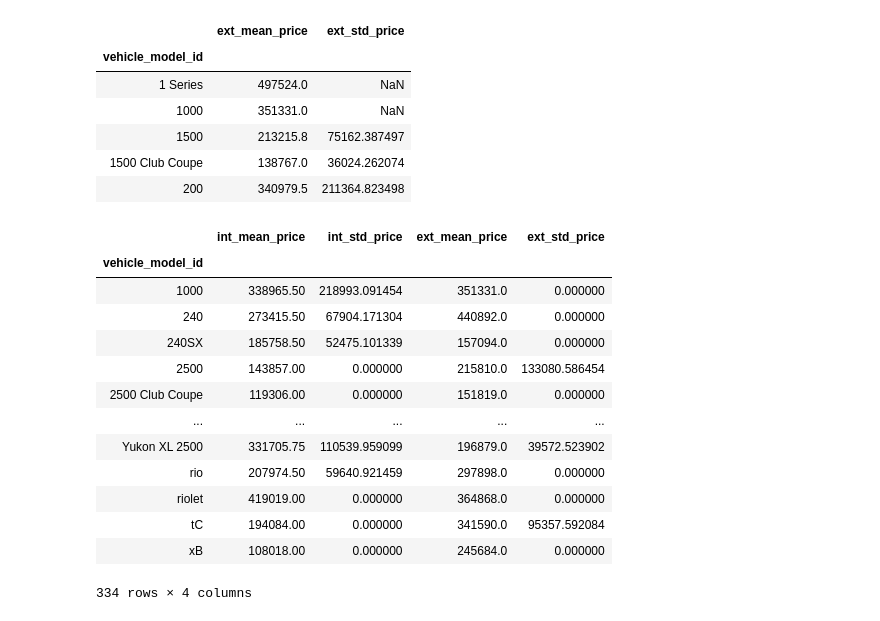
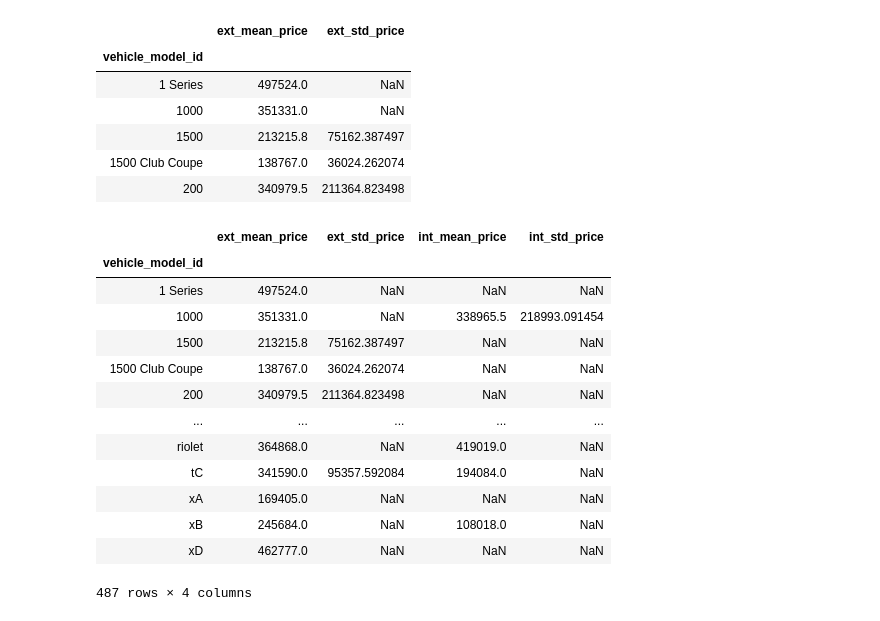
Before and after one commit to diegobalestieri/Datos---guias, a Jupyter notebook: Pandas/GuiaPandas.ipynb, the cells around one changed output. Cells and saved outputs as stored; diff of their text form; code cells hidden in the pictures.

```diff
--- a/Pandas/GuiaPandas.ipynb
+++ b/Pandas/GuiaPandas.ipynb
@@ -330,19 +330,19 @@ prom_desv_ext.head()
 | 1500 Club Coupe | 138767.0 | 36024.262074 |
 | 200 | 340979.5 | 211364.823498 |
 # %%
-pd.merge(left=prom_desv_int, right=prom_desv_ext, how="inner", on="vehicle_model_id").fillna(0)
+pd.merge(left=prom_desv_ext, right=prom_desv_int, how="left", on="vehicle_model_id")
 # %% [output]
-|  | int_mean_price | int_std_price | ext_mean_price | ext_std_price |
+|  | ext_mean_price | ext_std_price | int_mean_price | int_std_price |
 | vehicle_model_id |  |  |  |  |
-| 1000 | 338965.50 | 218993.091454 | 351331.0 | 0.000000 |
-| 240 | 273415.50 | 67904.171304 | 440892.0 | 0.000000 |
-| 240SX | 185758.50 | 52475.101339 | 157094.0 | 0.000000 |
-| 2500 | 143857.00 | 0.000000 | 215810.0 | 133080.586454 |
-| 2500 Club Coupe | 119306.00 | 0.000000 | 151819.0 | 0.000000 |
+| 1 Series | 497524.0 | NaN | NaN | NaN |
+| 1000 | 351331.0 | NaN | 338965.5 | 218993.091454 |
+| 1500 | 213215.8 | 75162.387497 | NaN | NaN |
+| 1500 Club Coupe | 138767.0 | 36024.262074 | NaN | NaN |
+| 200 | 340979.5 | 211364.823498 | NaN | NaN |
 | ... | ... | ... | ... | ... |
-| Yukon XL 2500 | 331705.75 | 110539.959099 | 196879.0 | 39572.523902 |
-| rio | 207974.50 | 59640.921459 | 297898.0 | 0.000000 |
-| riolet | 419019.00 | 0.000000 | 364868.0 | 0.000000 |
-| tC | 194084.00 | 0.000000 | 341590.0 | 95357.592084 |
-| xB | 108018.00 | 0.000000 | 245684.0 | 0.000000 |
+| riolet | 364868.0 | NaN | 419019.0 | NaN |
+| tC | 341590.0 | 95357.592084 | 194084.0 | NaN |
+| xA | 169405.0 | NaN | NaN | NaN |
+| xB | 245684.0 | NaN | 108018.0 | NaN |
+| xD | 462777.0 | NaN | NaN | NaN |
-334 rows × 4 columns
+487 rows × 4 columns
```
Also changed, not shown: parts of 1 cell of this notebook, 4 other files.
